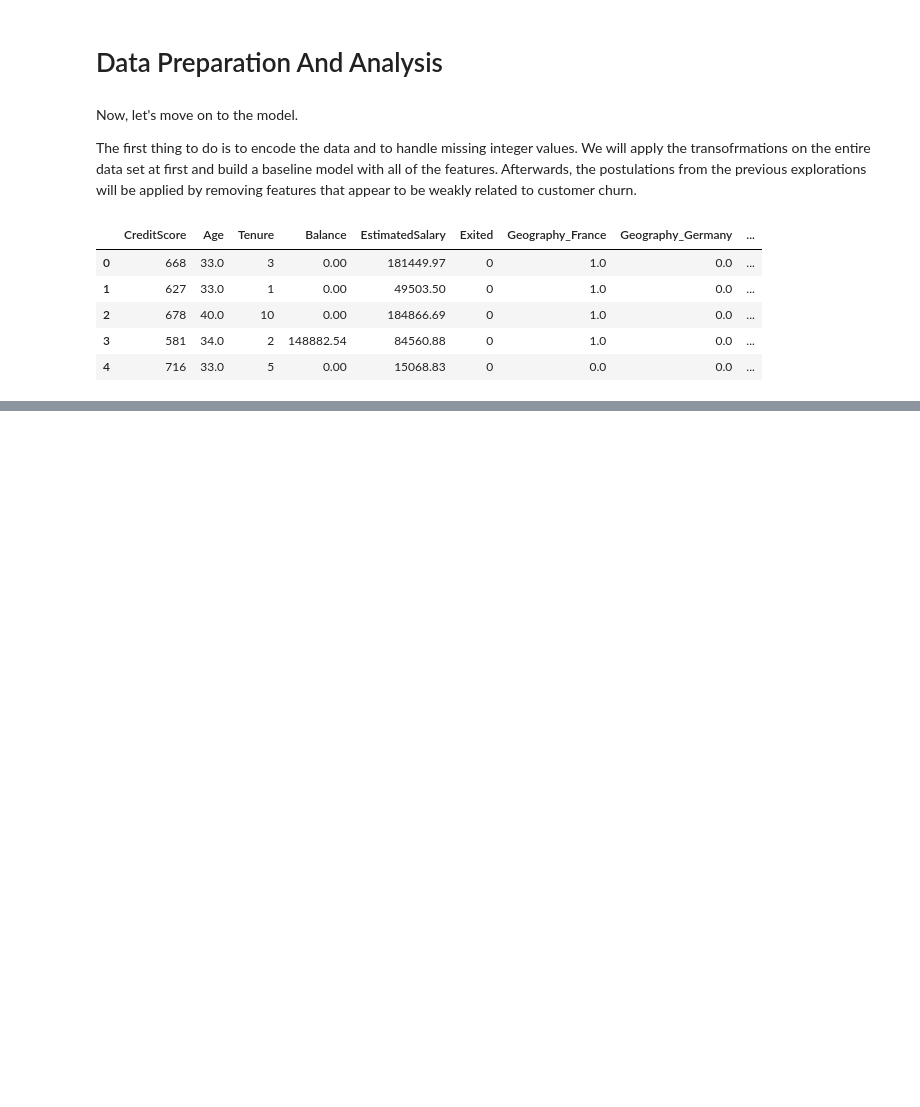
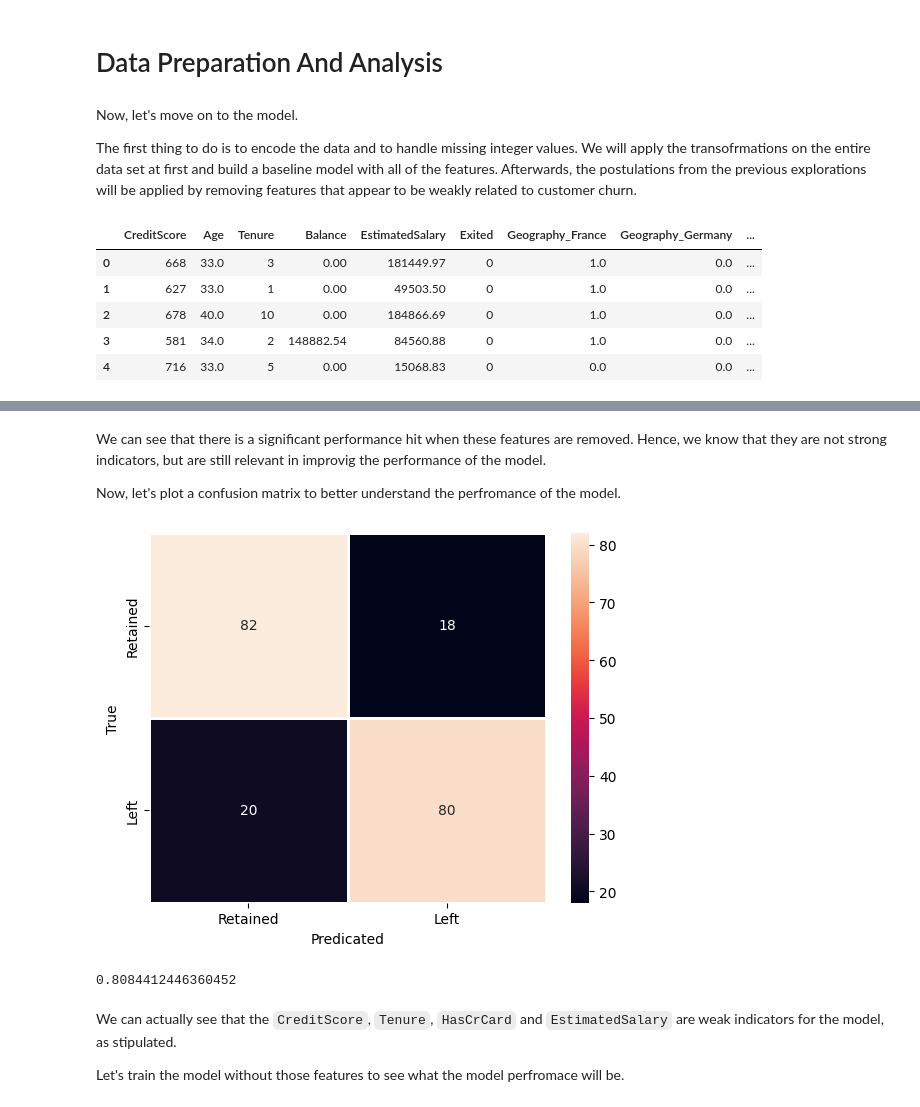
Before and after one commit to miroslavlabs/ml-projects, a Jupyter notebook: Kaggle/Binary Classification with a Bank Churn Dataset/bank-churn.ipynb, the cells around one changed output, grey strips where cells are left out. Saved outputs shown, nothing was run; the diff lists cells and outputs as text; code cells hidden in the pictures; blank space fills up the shorter version.

```diff
--- a/Kaggle/Binary Classification with a Bank Churn Dataset/bank-churn.ipynb
+++ b/Kaggle/Binary Classification with a Bank Churn Dataset/bank-churn.ipynb
@@ -306,5 +380,19 @@ X_train, X_test, y_train, y_test = train_test_split(X_encoded,
 # %%
-classifier = XGBClassifier(objective='binary:logistic', seed=42)
+classifier = XGBClassifier(n_estimators=100,
+                           objective='binary:logistic',
+                           seed=42,
+                           subsample=0.9,
+                           colsample_bytree=0.5,
+                           early_stopping_rounds=10,
+                           max_depth = 5,
+                           gamma = 0.0,
+                           reg_lambda = 1.0,
+                           learning_rate = 0.1,
+                           scale_pos_weight = 3.8,
+                           eval_metric='aucpr')
 
-classifier.fit(X_train, y_train, verbose=True, early_stopping_rounds=10, eval_metric='aucpr', eval_set=[(X_test, y_test)])
+classifier.fit(X_train,
+               y_train,
+               verbose=True,
+               eval_set=[(X_test, y_test)])
 # %% [output]
@@ -338,0 +455,28 @@ XGBClassifier(base_score=None, booster=None, callbacks=None,
+# %% [markdown]
+We can see that there is a significant performance hit when these features are removed. Hence, we know that they are not strong indicators, but are still relevant in improvig the performance of the model.
+
+Now, let's plot a confusion matrix to better understand the perfromance of the model.
+# %%
+y_pred = classifier.predict(X_test)
+y_test_counts = y_test.value_counts()
+
+cm = confusion_matrix(y_test, y_pred)
+cm_percent = []
+for i in range(len(cm)):
+    cm_percent.append([])
+    for j in range(len(cm[i])):
+        cm_percent[i].append((cm[i][j] / y_test_counts[i]) * 100)
+
+ax = sns.heatmap(cm_percent, annot=True, xticklabels=['Retained', 'Left'], yticklabels=['Retained', 'Left'], linewidths = 1)
+ax.set(xlabel='Predicated', ylabel='True')
+plt.show()
+# %% [output]
+[figure, added]
+# %%
+roc_auc_score(y_test, y_pred)
+# %% [output]
+0.8084412446360452
+# %% [markdown]
+We can actually see that the `CreditScore`, `Tenure`, `HasCrCard` and `EstimatedSalary` are weak indicators for the model, as stipulated.
+
+Let's train the model without those features to see what the model perfromace will be.
```
Also changed, not shown: parts of 20 cells of this notebook.
